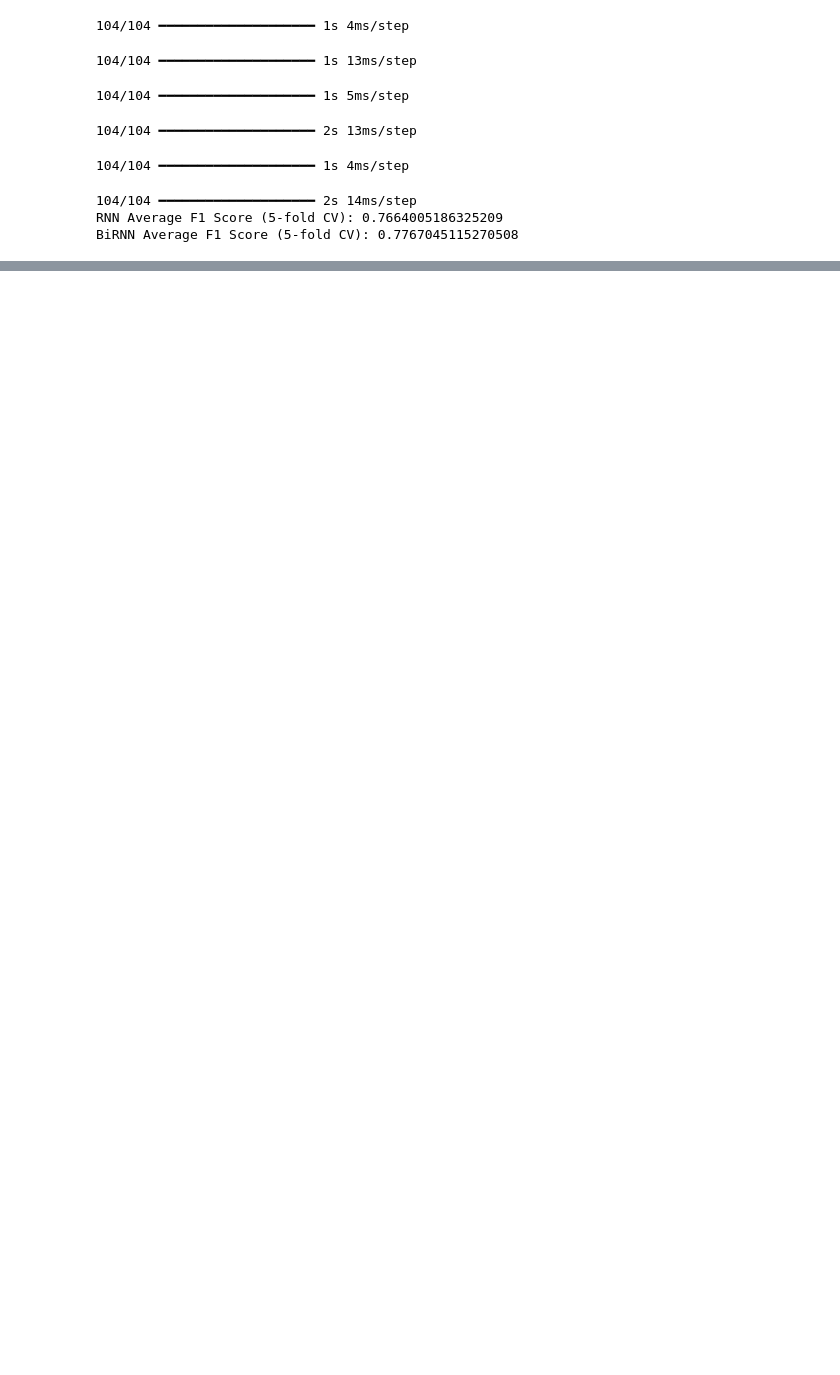
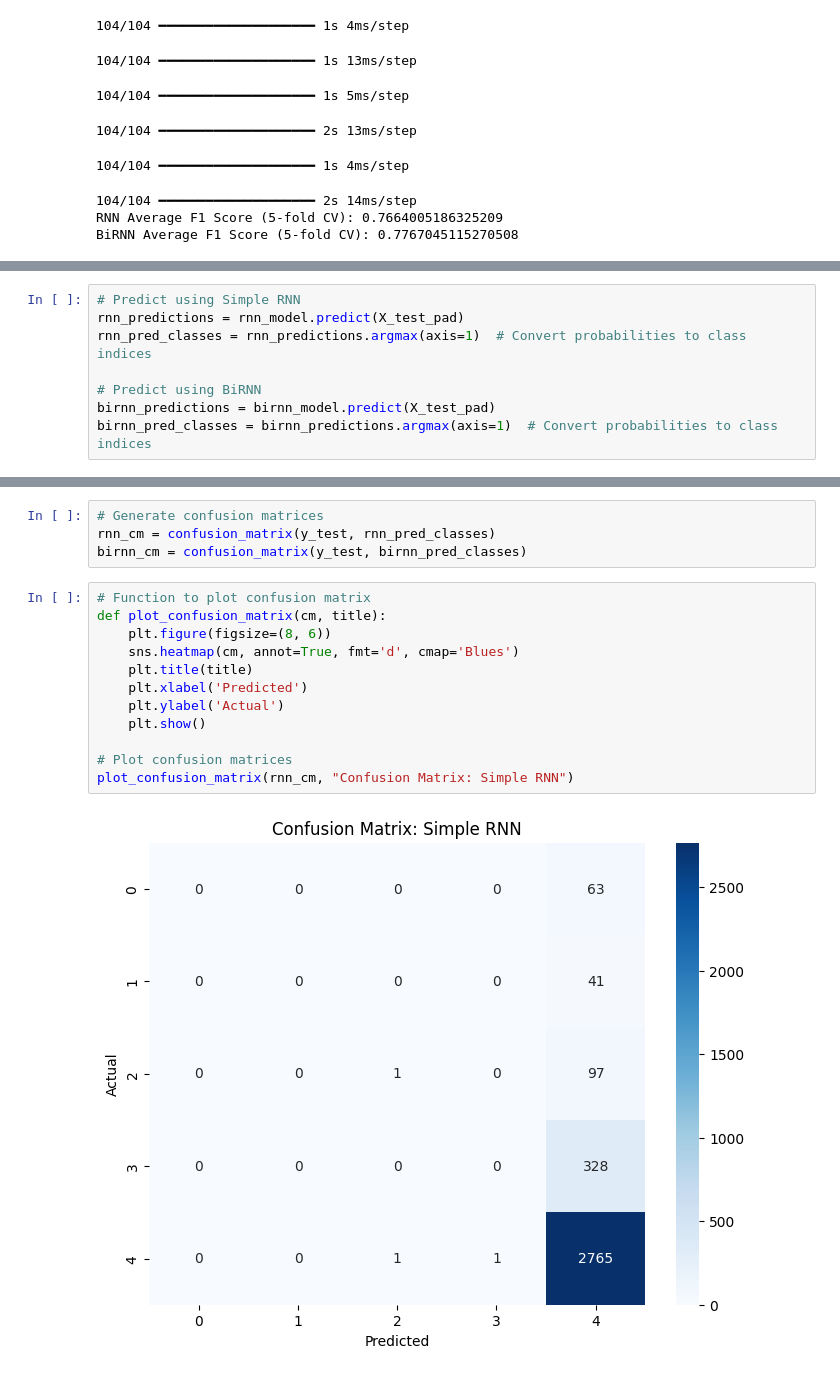
Before and after one commit to qmdismnp/Schulich_DS_MBAN, a Jupyter notebook: Fall 2/final_2.ipynb, the cells around one changed output, grey strips where cells are left out. Drawn from its saved outputs; the diff is of its cells as text; blank space fills up the shorter version.

```diff
--- a/Fall 2/final_2.ipynb
+++ b/Fall 2/final_2.ipynb
@@ -228,0 +233,8 @@ BiRNN Average F1 Score (5-fold CV): 0.7767045115270508
+# %%
+# Predict using Simple RNN
+rnn_predictions = rnn_model.predict(X_test_pad)
+rnn_pred_classes = rnn_predictions.argmax(axis=1)  # Convert probabilities to class indices
+
+# Predict using BiRNN
+birnn_predictions = birnn_model.predict(X_test_pad)
+birnn_pred_classes = birnn_predictions.argmax(axis=1)  # Convert probabilities to class indices
@@ -228,0 +244,18 @@ BiRNN Average F1 Score (5-fold CV): 0.7767045115270508
+# %%
+# Generate confusion matrices
+rnn_cm = confusion_matrix(y_test, rnn_pred_classes)
+birnn_cm = confusion_matrix(y_test, birnn_pred_classes)
+# %%
+# Function to plot confusion matrix
+def plot_confusion_matrix(cm, title):
+    plt.figure(figsize=(8, 6))
+    sns.heatmap(cm, annot=True, fmt='d', cmap='Blues')
+    plt.title(title)
+    plt.xlabel('Predicted')
+    plt.ylabel('Actual')
+    plt.show()
+
+# Plot confusion matrices
+plot_confusion_matrix(rnn_cm, "Confusion Matrix: Simple RNN")
+# %% [output]
+[figure, added]
```
Also changed, not shown: parts of 3 cells of this notebook, 2 other files.
